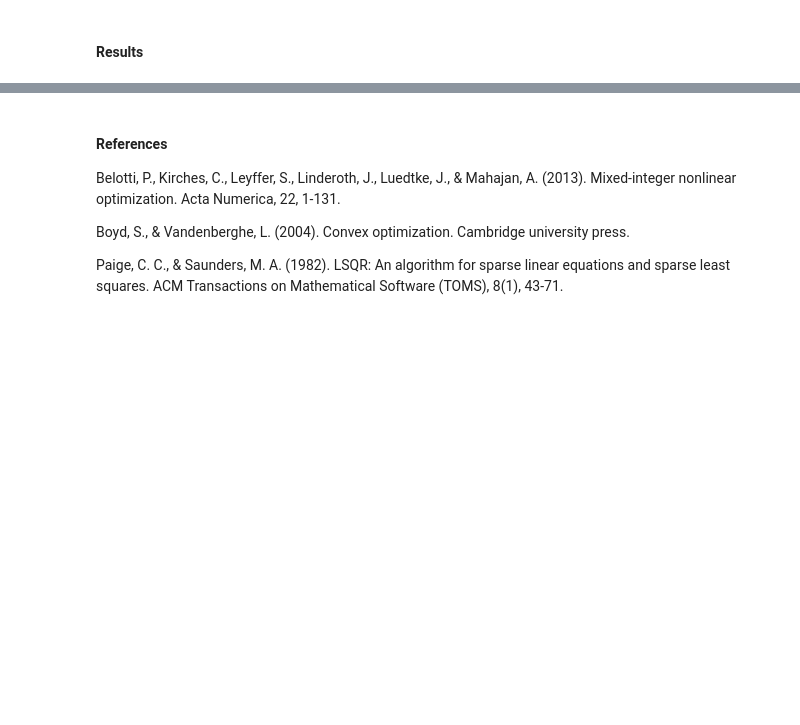
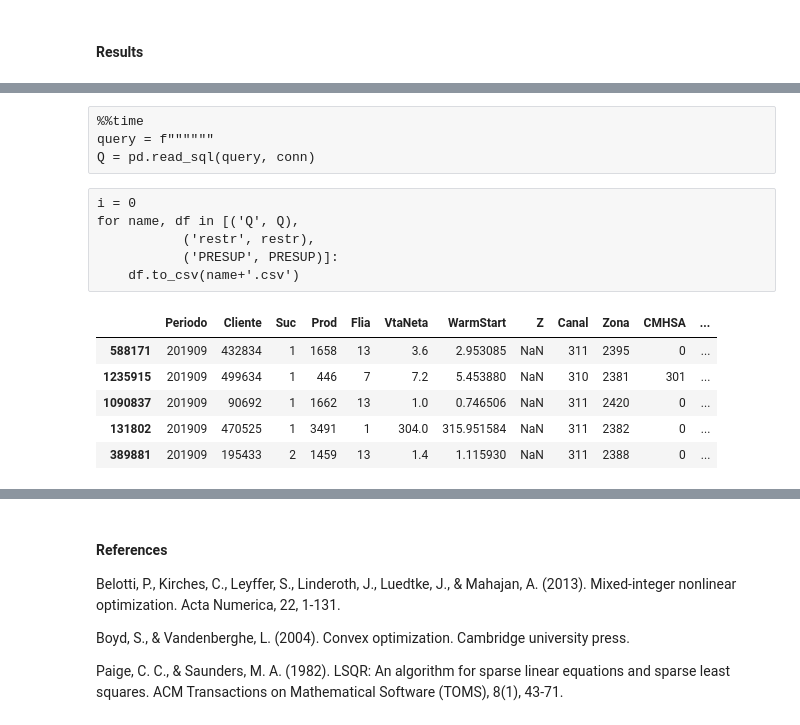
Before and after one commit to Cerebrock/CVX, a Jupyter notebook: CVX.ipynb, the cells around one changed output, grey strips where cells are left out. Cells and saved outputs as stored; diff of their text form; code cells hidden in the pictures; blank space fills up the shorter version.

```diff
--- a/CVX.ipynb
+++ b/CVX.ipynb
@@ -62,0 +531,10 @@ sparse matrix, lsqr, orth
+# %% [raw]
+%%time
+query = f""""""
+Q = pd.read_sql(query, conn)
+# %% [raw]
+i = 0
+for name, df in [('Q', Q),
+           ('restr', restr),
+           ('PRESUP', PRESUP)]:
+    df.to_csv(name+'.csv')
@@ -62,0 +547,10 @@ sparse matrix, lsqr, orth
+# %%
+# Observamos las tablas
+Q.sample(5)
+# %% [output]
+|  | Periodo | Cliente | Suc | Prod | Flia | VtaNeta | WarmStart | Z | Canal | Zona | CMHSA | ... |
+| 588171 | 201909 | 432834 | 1 | 1658 | 13 | 3.6 | 2.953085 | NaN | 311 | 2395 | 0 | ... |
+| 1235915 | 201909 | 499634 | 1 | 446 | 7 | 7.2 | 5.453880 | NaN | 310 | 2381 | 301 | ... |
+| 1090837 | 201909 | 90692 | 1 | 1662 | 13 | 1.0 | 0.746506 | NaN | 311 | 2420 | 0 | ... |
+| 131802 | 201909 | 470525 | 1 | 3491 | 1 | 304.0 | 315.951584 | NaN | 311 | 2382 | 0 | ... |
+| 389881 | 201909 | 195433 | 2 | 1459 | 13 | 1.4 | 1.115930 | NaN | 311 | 2388 | 0 | ... |
```
Also changed, not shown: parts of 106 cells of this notebook, 9 other files.
